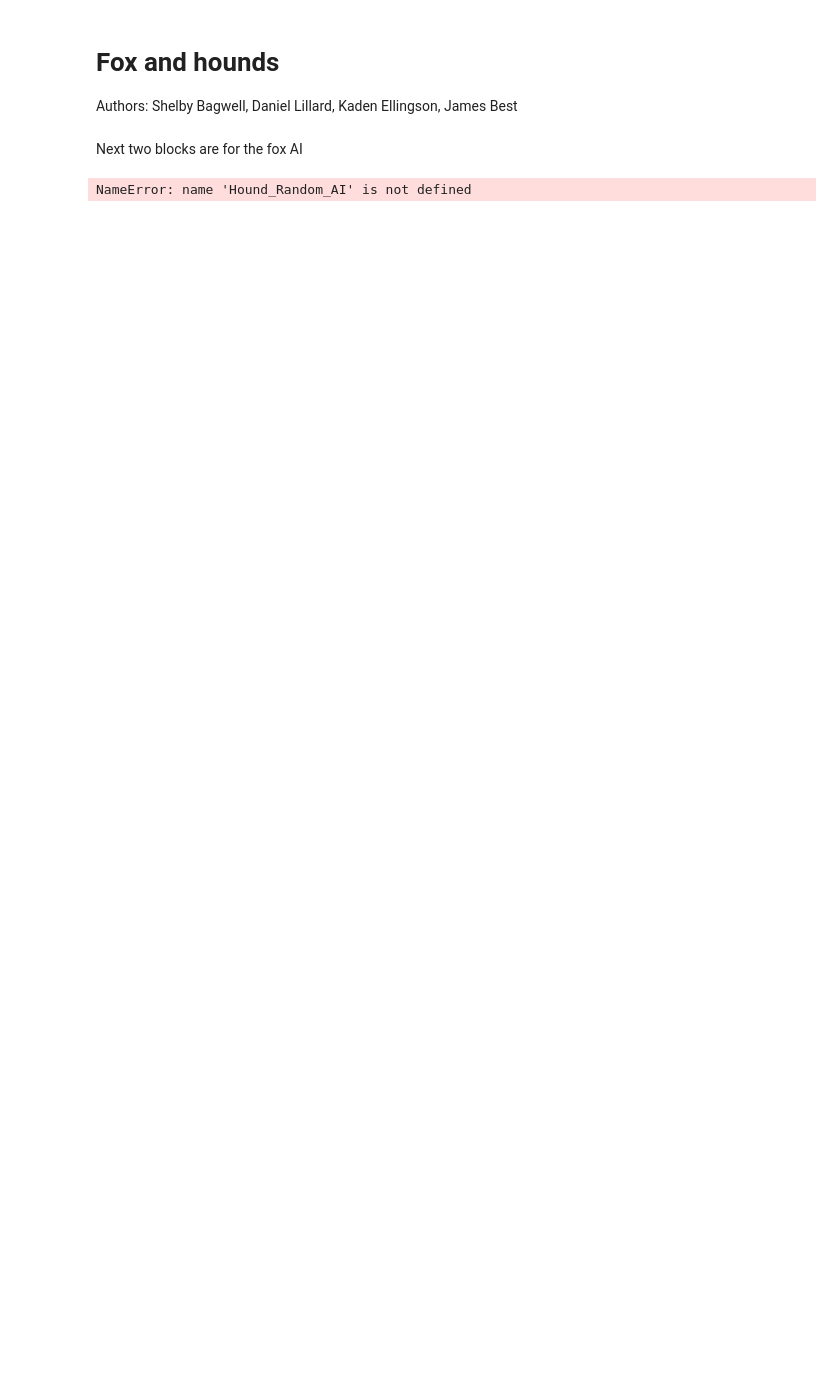
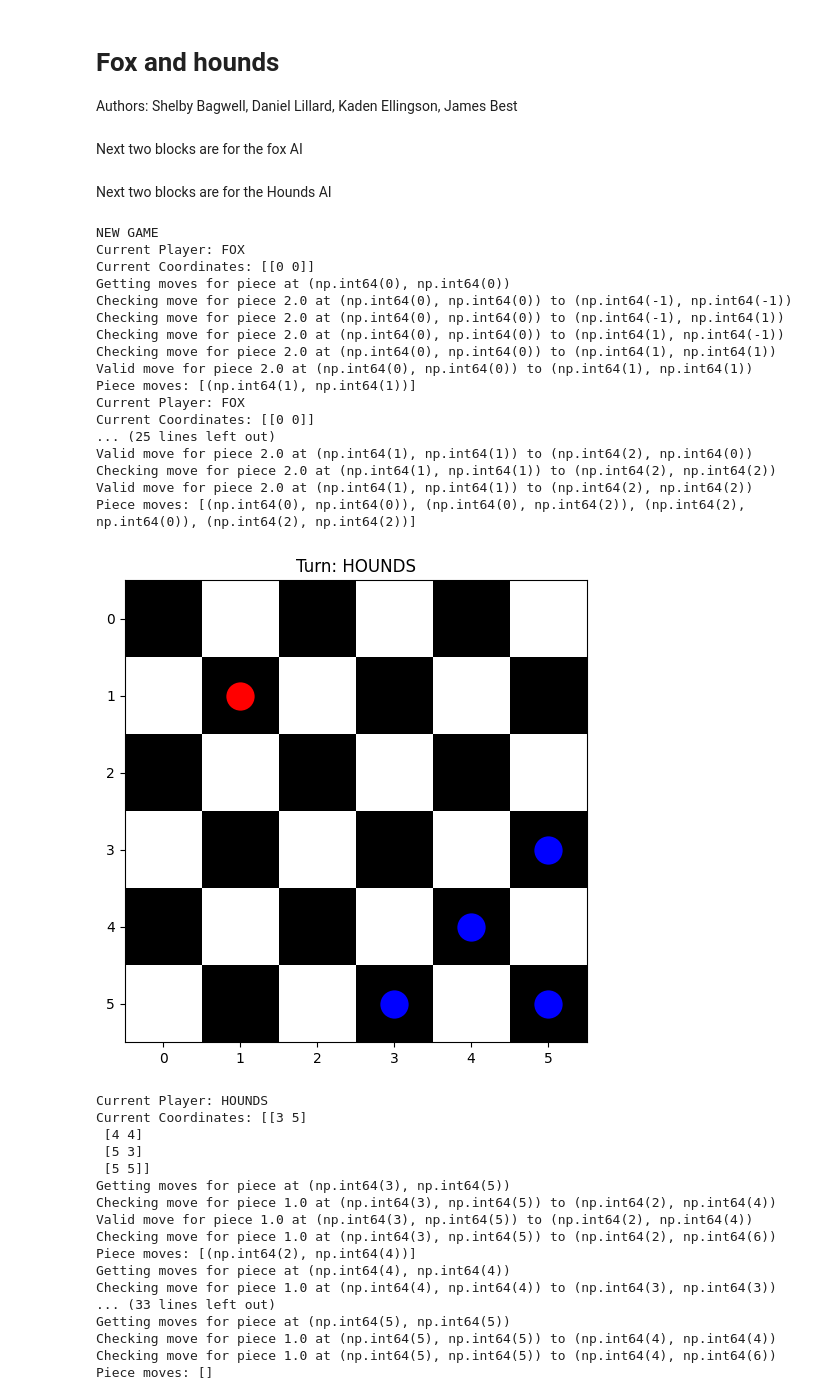
Before and after one commit to shelbybagwell/fox-and-hounds, a Jupyter notebook: fox_and_hounds.ipynb, the cells around one changed output. Drawn from its saved outputs; the diff is of its cells as text; code cells hidden in the pictures; blank space fills up the shorter version.

```diff
--- a/fox_and_hounds.ipynb
+++ b/fox_and_hounds.ipynb
@@ -38,7 +38,8 @@ class GameBoard:
 
         return board
 
-    def move_piece(self, start_pos, end_pos):
+    def move_piece(self, move: tuple):
+        start_pos, end_pos = move
         # check if move is valid
         avail_moves = self.get_available_moves(self.current_player)
         if (start_pos, end_pos) not in avail_moves:
@@ -55,15 +56,16 @@ class GameBoard:
         # switch player turn
         winner = self.check_win()
         if winner:
-            # do something
-            pass
+            print(f"Game Over! {winner} wins!")
+            self.render_board()
+            return True
         # commenting this out for now, I want to
         # just move the fox around
-        # if self.current_player == "FOX":
-        #     self.current_player = "HOUNDS"
-        # else:
-        #     self.current_player = "FOX"
-
+        if self.current_player == "FOX":
+            self.current_player = "HOUNDS"
+        else:
+            self.current_player = "FOX"
+        self.render_board()
         return True
 
     def get_piece_moves(self, r, c):
@@ -75,7 +77,7 @@ class GameBoard:
             dirs = [(-1, -1), (-1, 1), (1, -1), (1, 1)]
         # Hound logic
         elif piece == 1:
-            dirs = [(-1, 1), (-1, 1)]
+            dirs = [(-1, -1), (-1, 1)]
         else:
             # something went wrong??
             print("ERROR: invalid piece type")
@@ -176,4 +179,11 @@ def Fox_Random_AI(board):
     return move
+# %%
+import random   # for random move selection
+def Hounds_Random_AI(board):
+    moves = board.get_available_moves("HOUNDS")
+    move = random.choice(moves)
+    print("Hounds move")
+    return move
 # %% [markdown]
 Next two blocks are for the fox AI
 # %%
@@ -227,3 +237,5 @@ def Fox_Short_Path_AI(board):
         return ( (fox_r, fox_c), next_move )
     else:
         return Fox_Random_AI(board)
+# %% [markdown]
+Next two blocks are for the Hounds AI
@@ -230,30 +338,66 @@ def Fox_Short_Path_AI(board):
 # %%
 # first configuration, random vs random
 # turn count is defined as a fox move followed by a hound move
 # or if the fox wins on its move, that counts as a turn
 fox_win_count = 0
 hound_win_count = 0
 turn_count = 0
 # opening up a csv to log results
 with open("random_vs_random_results.csv", "w") as f:
     f.write("Game,Winner,Turns\n")
-    for i in enumerate(range(100)):
+    for i in enumerate(range(2)):
         # create a game
+        print("NEW GAME")
         rand_vs_rand_board = GameBoard()
         while rand_vs_rand_board.check_win() is None:
-            Fox_Random_AI(rand_vs_rand_board)
+            rand_vs_rand_board.move_piece(Fox_Random_AI(rand_vs_rand_board))
             # we can move the hounds with certainty they will not win
             # as the fox cannot move itself into a hole, and if the fox
             # is at the bottom, it cannot be trapped, and the hound move
             # will not cause a win
-            Hounds_Random_AI(rand_vs_rand_board)
+            rand_vs_rand_board.move_piece(Hounds_Random_AI(rand_vs_rand_board))
+            # Hounds_Random_AI(rand_vs_rand_board)
             turn_count += 1
         if rand_vs_rand_board.check_win() == "FOX":
             fox_win_count += 1
         if rand_vs_rand_board.check_win() == "HOUNDS":
             hound_win_count += 1
         f.write(f"{i[0]+1},{rand_vs_rand_board.check_win()},{turn_count}\n")
         turn_count = 0
 print(f"Random Fox win count: {fox_win_count}, Random Hounds win count: {hound_win_count}")
 # %% [output]
-NameError: name 'Hound_Random_AI' is not defined
+NEW GAME
+Current Player: FOX
+Current Coordinates: [[0 0]]
+Getting moves for piece at (np.int64(0), np.int64(0))
+Checking move for piece 2.0 at (np.int64(0), np.int64(0)) to (np.int64(-1), np.int64(-1))
+Checking move for piece 2.0 at (np.int64(0), np.int64(0)) to (np.int64(-1), np.int64(1))
+Checking move for piece 2.0 at (np.int64(0), np.int64(0)) to (np.int64(1), np.int64(-1))
+Checking move for piece 2.0 at (np.int64(0), np.int64(0)) to (np.int64(1), np.int64(1))
+Valid move for piece 2.0 at (np.int64(0), np.int64(0)) to (np.int64(1), np.int64(1))
+Piece moves: [(np.int64(1), np.int64(1))]
+Current Player: FOX
+Current Coordinates: [[0 0]]
+... (25 lines left out)
+Valid move for piece 2.0 at (np.int64(1), np.int64(1)) to (np.int64(2), np.int64(0))
+Checking move for piece 2.0 at (np.int64(1), np.int64(1)) to (np.int64(2), np.int64(2))
+Valid move for piece 2.0 at (np.int64(1), np.int64(1)) to (np.int64(2), np.int64(2))
+Piece moves: [(np.int64(0), np.int64(0)), (np.int64(0), np.int64(2)), (np.int64(2), np.int64(0)), (np.int64(2), np.int64(2))]
+[figure, added]
+Current Player: HOUNDS
+Current Coordinates: [[3 5]
+ [4 4]
+ [5 3]
+ [5 5]]
+Getting moves for piece at (np.int64(3), np.int64(5))
+Checking move for piece 1.0 at (np.int64(3), np.int64(5)) to (np.int64(2), np.int64(4))
+Valid move for piece 1.0 at (np.int64(3), np.int64(5)) to (np.int64(2), np.int64(4))
+Checking move for piece 1.0 at (np.int64(3), np.int64(5)) to (np.int64(2), np.int64(6))
+Piece moves: [(np.int64(2), np.int64(4))]
+Getting moves for piece at (np.int64(4), np.int64(4))
+Checking move for piece 1.0 at (np.int64(4), np.int64(4)) to (np.int64(3), np.int64(3))
+... (33 lines left out)
+Getting moves for piece at (np.int64(5), np.int64(5))
+Checking move for piece 1.0 at (np.int64(5), np.int64(5)) to (np.int64(4), np.int64(4))
+Checking move for piece 1.0 at (np.int64(5), np.int64(5)) to (np.int64(4), np.int64(6))
+Piece moves: []
```
Also changed, not shown: parts of 4 cells of this notebook.
